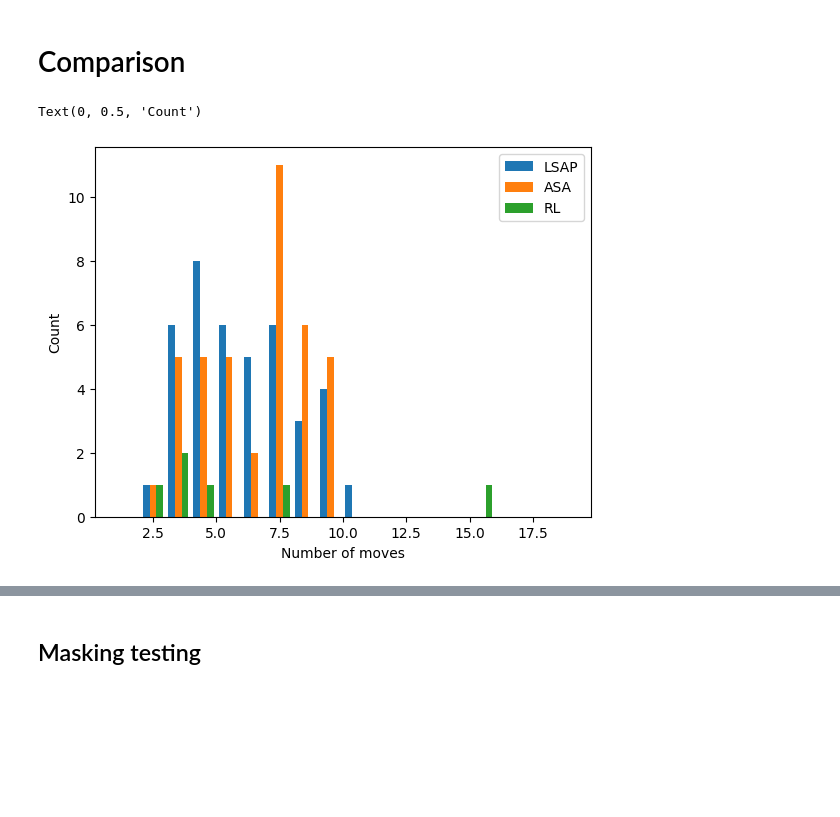
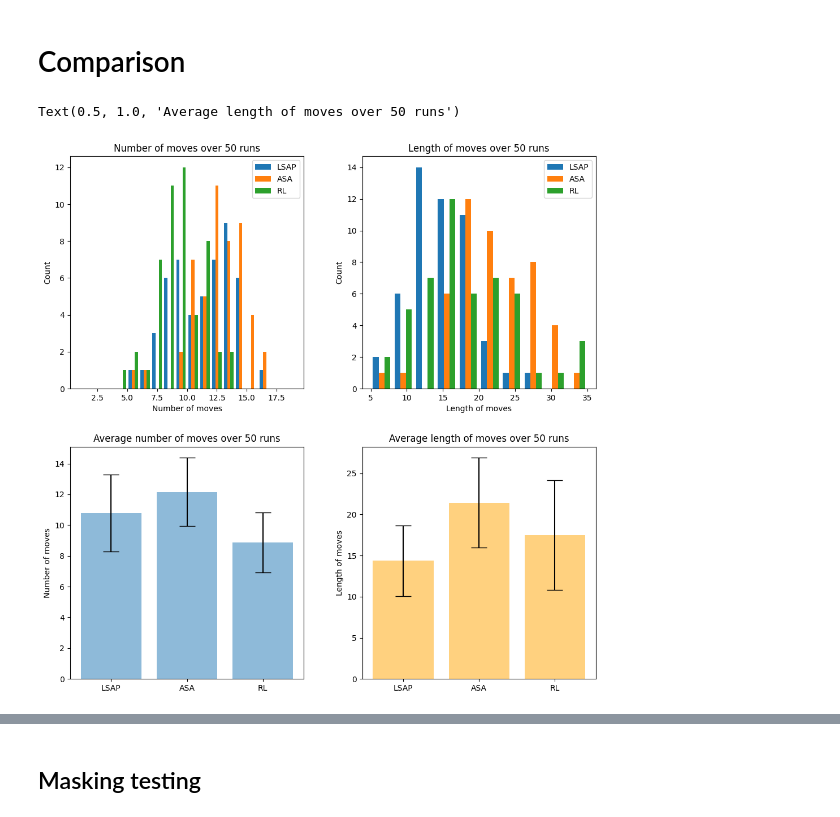
Before and after one commit to Rahul0506/atom-array-agents, a Jupyter notebook: Model Eval.ipynb, the cells around one changed output, grey strips where cells are left out. Cells and saved outputs as stored; diff of their text form; code cells hidden in the pictures; blank space fills up the shorter version.

Commit message:
Add more stats and visualisation

```diff
--- a/Model Eval.ipynb
+++ b/Model Eval.ipynb
@@ -18,9 +19,9 @@ model_path = f"wandb/{wandb_name}/files/agent-{model_version}.pt"
 # %%
 from argparse import Namespace
 from clean_agents.ppo import make_env
-from clean_agents.networks import AgentOld5x5 as Agent
+from clean_agents.networks import SeparateNets as Agent
 
-args = Namespace(Render=False, TargetSize=3, ArraySize=5, DefaultPenalty=-0.1, TargetPickUp=-5, TargetRelease=10, TimeLimit=200)
+args = Namespace(Render=False, TargetSize=4, ArraySize=6, DefaultPenalty=-0.1, TargetPickUp=-5, TargetRelease=10, TimeLimit=200)
 envs = gym.vector.SyncVectorEnv(
     [make_env(1, args),]
 )
@@ -55,6 +56,7 @@ AgentOld5x5(
 def eval_agent(rl_agent, next_obs):
     next_obs = torch.Tensor(next_obs)
 
+    start = time_ns()
     num_moves, moves_length = 0, 0
     with torch.no_grad():
         holding = False
@@ -79,10 +81,11 @@ def eval_agent(rl_agent, next_obs):
 
             if not holding and act == 4:
                 holding = True
+    end = time_ns()
 
     if not done:
         print("Timed out")
-    return num_moves, moves_length
+    return num_moves, moves_length, (end - start)
 # %%
 from classic_algos.LSAP import LSAPPlanner
 from classic_algos.ASA import ASAPlanner
@@ -95,9 +98,10 @@ def get_total_len(moves):
 # %%
 num_moves = [[], [], []]
 move_length = [[], [], []]
+times = [[], [], []]
 names = ["LSAP", "ASA", "RL"]
 # %%
-N_ITERS = 20
+N_ITERS = 50
 for _ in range(N_ITERS):
     next_obs = envs.reset()
 #     envs.envs[0].render()
@@ -125,14 +129,46 @@ for _ in range(N_ITERS):
     num_moves[1].append(num_)
     move_length[1].append(len_)
 
-    num_, len_ = eval_agent(agent, next_obs)
+    num_, len_, time_ = eval_agent(agent, next_obs)
     num_moves[2].append(num_)
     move_length[2].append(len_)
+    times[2].append(time_)
 # %%
-plt.hist(num_moves, bins=range(1, 20), histtype="bar")
-plt.legend(names)
-plt.xlabel("Number of moves")
-plt.ylabel("Count")
+fig, ((ax1, ax2), (ax3, ax4)) = plt.subplots(2, 2, figsize=(12, 12), gridspec_kw=dict(wspace=0.25, hspace=0.25))
+
+# fig.set_title("Stats for 4x4 target in 6x6 array")
+
+ax1.hist(num_moves, bins=range(1, 20), histtype="bar")
+ax1.legend(names)
+ax1.set_xlabel("Number of moves")
+ax1.set_ylabel("Count")
+ax1.set_title(f"Number of moves over {N_ITERS} runs")
+
+ax2.hist(move_length, histtype="bar")
+ax2.legend(names)
+ax2.set_xlabel("Length of moves")
+ax2.set_ylabel("Count")
+ax2.set_title(f"Length of moves over {N_ITERS} runs")
+
+num_moves = np.array(num_moves)
+move_means = np.mean(num_moves, axis=1)
+move_errs = np.std(num_moves, axis=1)
+
+ax3.bar((0, 1, 2), move_means, yerr=move_errs, align='center', alpha=0.5, ecolor='black', capsize=10)
+ax3.set_xticks((0, 1, 2))
+ax3.set_xticklabels(names)
+ax3.set_ylabel("Number of moves")
+ax3.set_title(f"Average number of moves over {N_ITERS} runs")
+
+move_length = np.array(move_length)
+length_means = np.mean(move_length, axis=1)
+length_errs = np.std(move_length, axis=1)
+
+ax4.bar((0, 1, 2), length_means, yerr=length_errs, align='center', alpha=0.5, color='orange', ecolor='black', capsize=10)
+ax4.set_xticks((0, 1, 2))
+ax4.set_xticklabels(names)
+ax4.set_ylabel("Length of moves")
+ax4.set_title(f"Average length of moves over {N_ITERS} runs")
 # %% [output]
-Text(0, 0.5, 'Count')
+Text(0.5, 1.0, 'Average length of moves over 50 runs')
-[figure, old version]
+[figure, new version]
```
Also changed, not shown: parts of 10 cells of this notebook, 1 other file.
